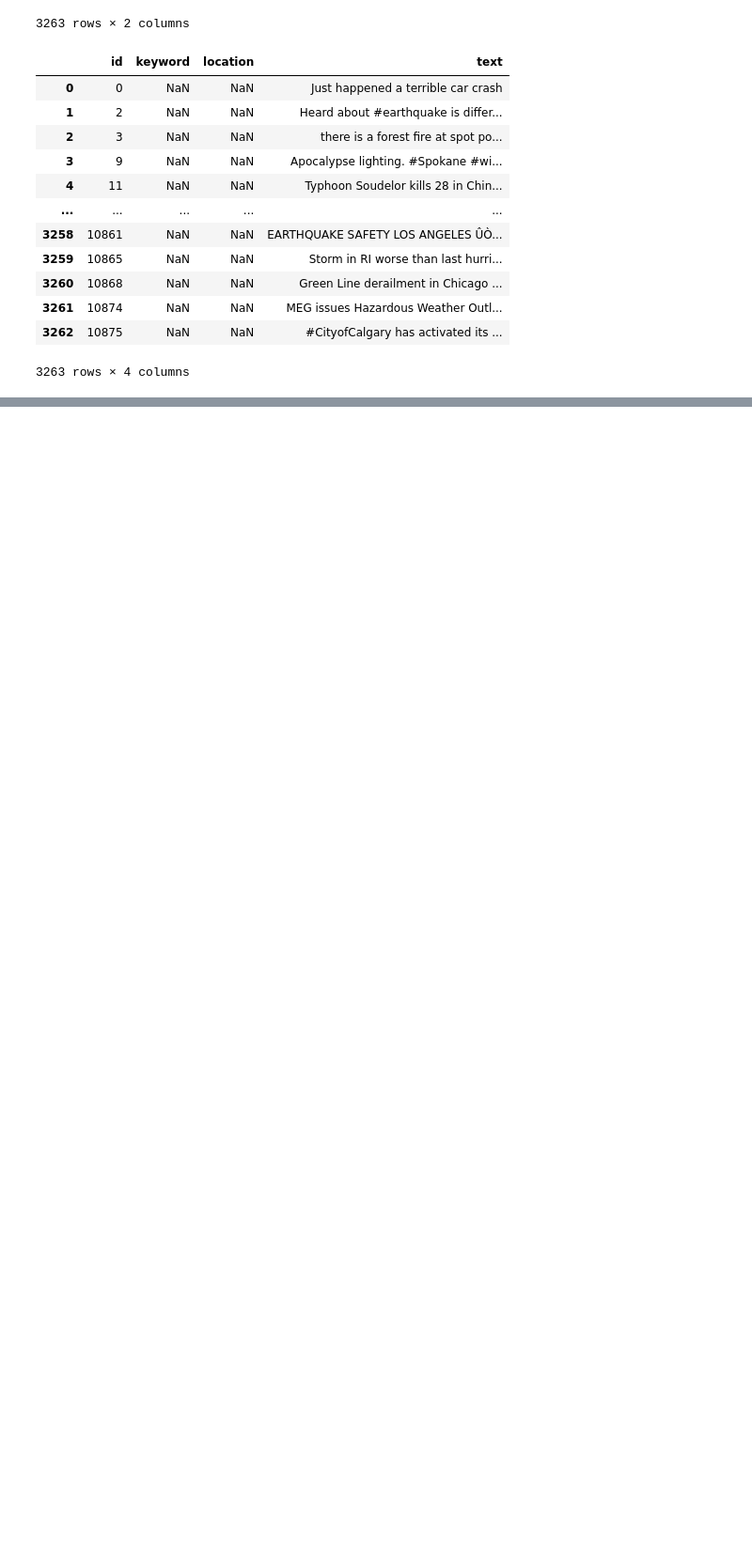
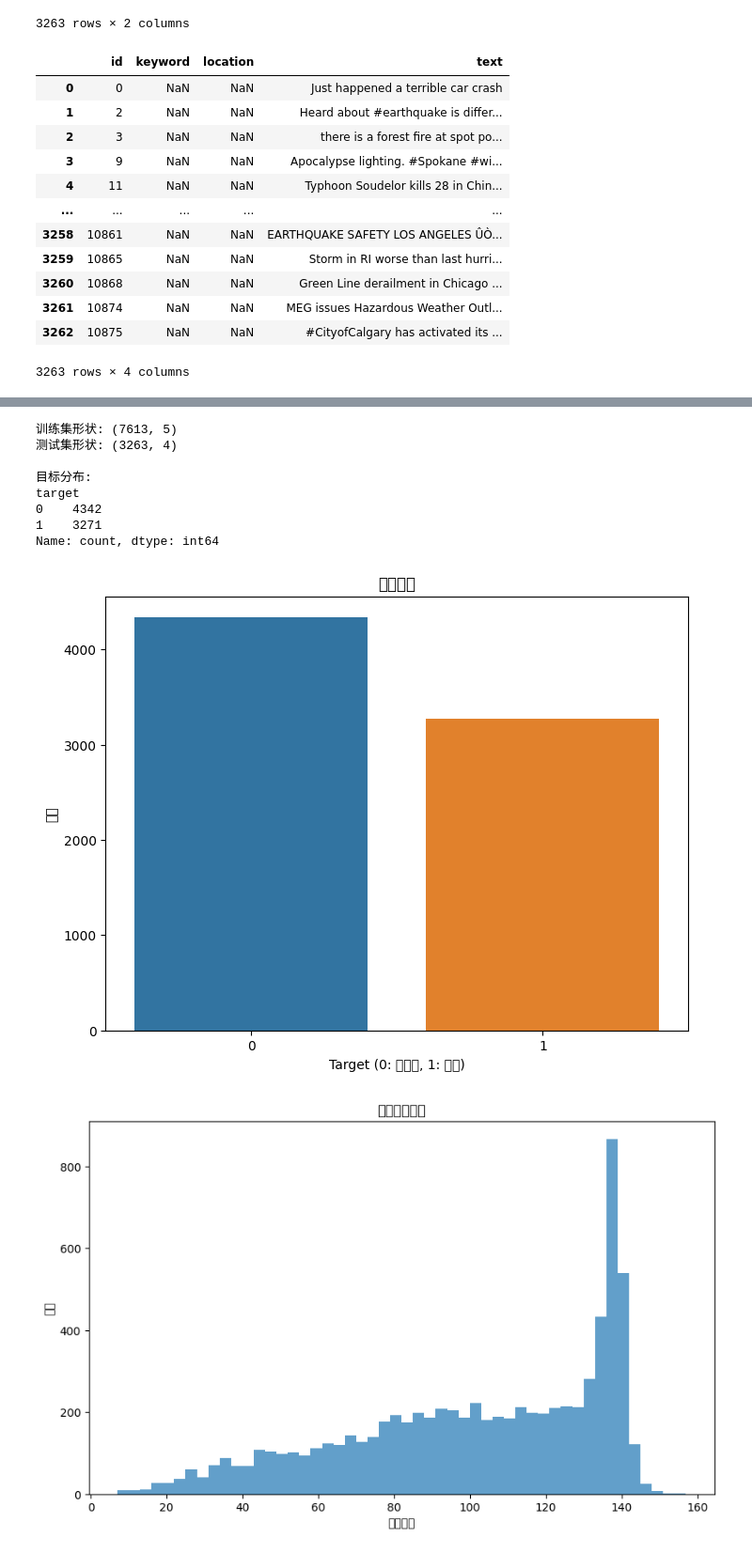
Before and after one commit to ccyyff-png/Kaggle, a Jupyter notebook: classification.ipynb, the cells around one changed output, grey strips where cells are left out. Shown at 94% size. Drawn from its saved outputs; the diff is of its cells as text; code cells hidden in the pictures; blank space fills up the shorter version.

```diff
--- a/classification.ipynb
+++ b/classification.ipynb
@@ -112,0 +168,41 @@ Tokens: ['[CLS]', 'Cha', '##t', '##GP', '##T', 'is', 'a', 'language', 'model', '
+# %%
+
+# 设置中文字体
+plt.rcParams['font.sans-serif'] = ['SimHei']  # 或者使用 ['Microsoft YaHei']，根据环境选择
+plt.rcParams['axes.unicode_minus'] = False
+# 数据探索
+print("训练集形状:", df1.shape)
+print("测试集形状:", df3.shape)
+print("\n目标分布:")
+print(df1['target'].value_counts())
+
+# 可视化目标分布
+plt.figure(figsize=(8, 6))
+sns.countplot(data=df1, x='target')
+plt.title('目标分布')
+plt.xlabel('Target (0: 非灾难, 1: 灾难)')
+plt.ylabel('数量')
+plt.show()
+
+# 查看文本长度分布
+df1['text_length'] = df1['text'].str.len()
+plt.figure(figsize=(10, 6))
+plt.hist(df1['text_length'], bins=50, alpha=0.7)
+plt.title('文本长度分布')
+plt.xlabel('文本长度')
+plt.ylabel('频率')
+plt.show()
+
+print(f"平均文本长度: {df1['text_length'].mean():.2f}")
+print(f"最大文本长度: {df1['text_length'].max()}")
+# %% [output]
+训练集形状: (7613, 5)
+测试集形状: (3263, 4)
+
+目标分布:
+target
+0    4342
+1    3271
+Name: count, dtype: int64
+[figure, added]
+[figure, added]
```
Also changed, not shown: parts of 18 cells of this notebook.
